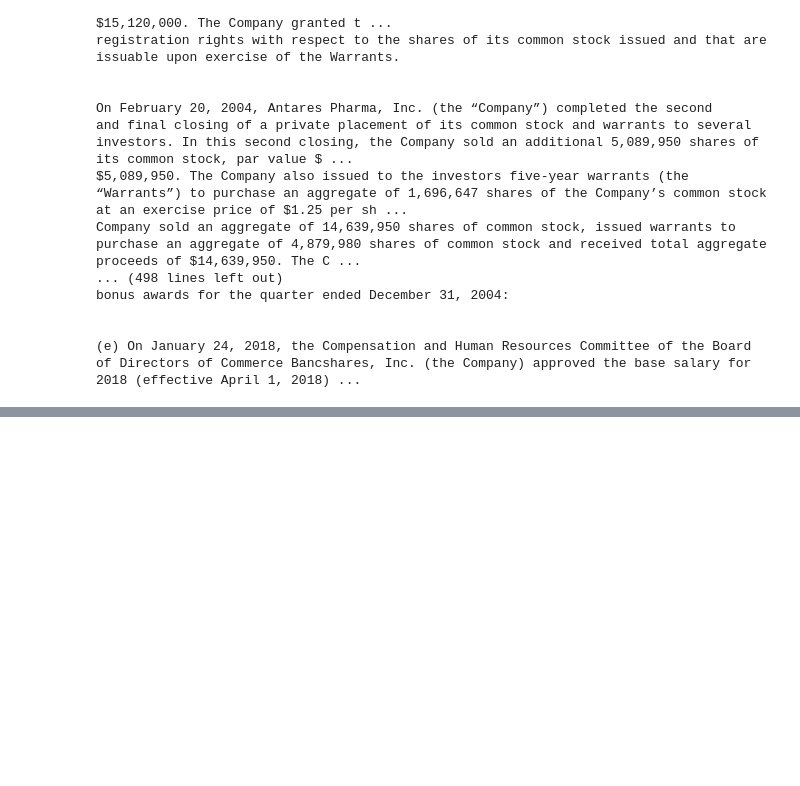
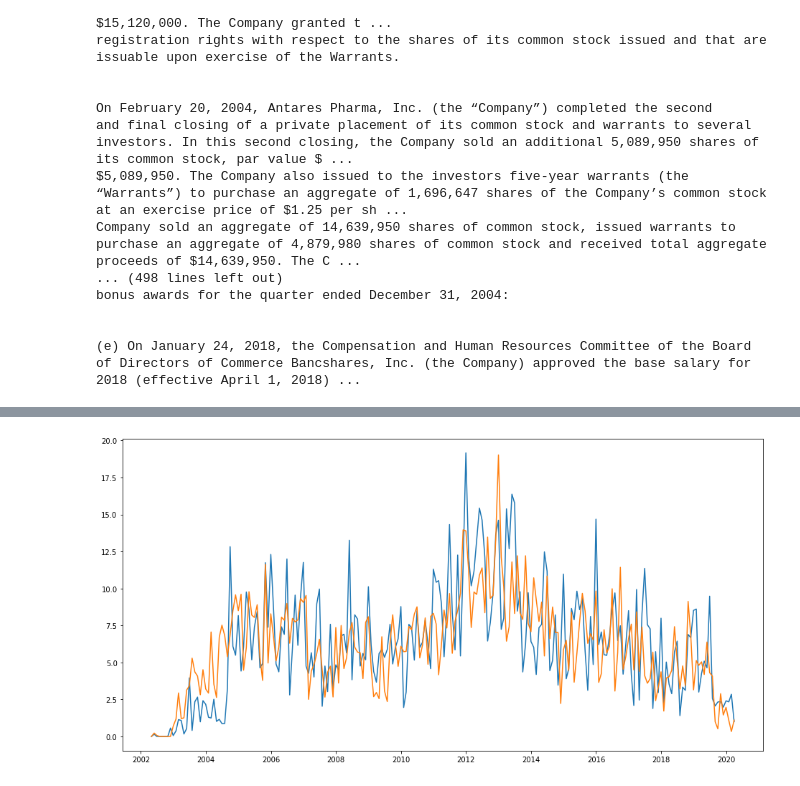
Before and after one commit to nqabell89/8K-Filing-NLP-Topic-Modelling, a Jupyter notebook: Index.ipynb, the cells around one changed output, grey strips where cells are left out. Saved outputs shown, nothing was run; the diff lists cells and outputs as text; code cells hidden in the pictures; blank space fills up the shorter version.

```diff
--- a/Index.ipynb
+++ b/Index.ipynb
@@ -753,0 +946,15 @@ bonus awards for the quarter ended December 31, 2004:
+# %%
+topics3 = ['Credit Agreement', 'Sale of Assets']
+fig, ax = plt.subplots(figsize = (16,8))
+for topic in topics3:
+    x = df_topics_aggmonth.index
+    y = df_topics_aggmonth[topic]
+    ax.plot(x, y, label=topic)
+# plt.xlim((df_topics_aggmonth.index.year(2003), df_topics_aggmonth.index.year(2019)))
+# ax.legend(fontsize=12)
+# plt.xlabel('Year', fontsize=18)
+# plt.ylabel('Topic Prevalence', fontsize=18)
+# plt.title('Time Series of Borrowing Events, 2003-2019', fontsize=20)
+plt.show()
+# %% [output]
+[figure, added]
```
Also changed, not shown: parts of 78 cells of this notebook.
